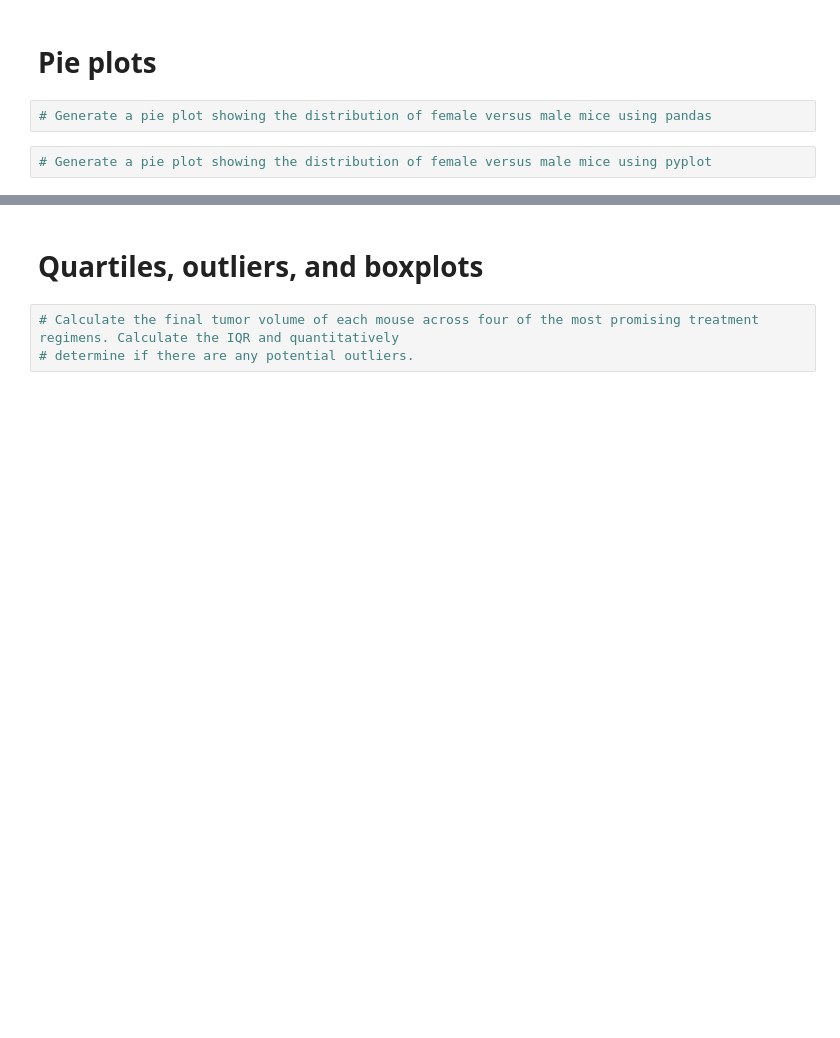
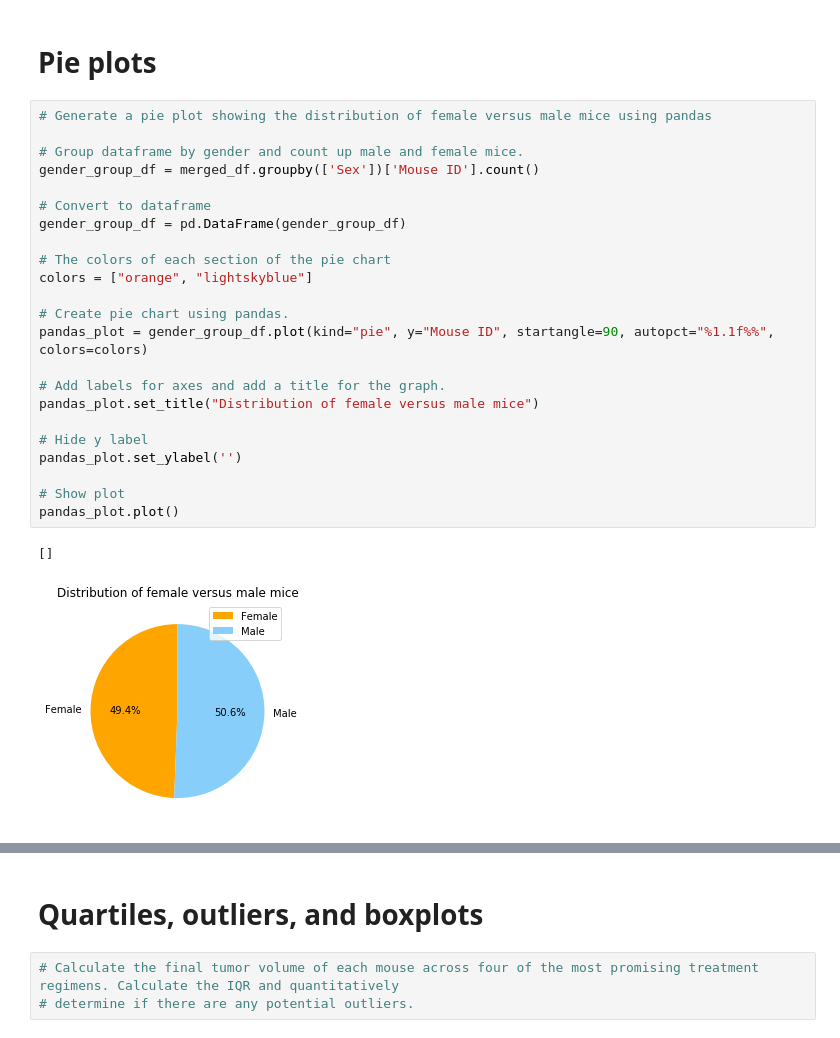
Before and after one commit to philipstubbs13/matplotlib-challenge, a Jupyter notebook: pymaceuticals.ipynb, the cells around one changed output, grey strips where cells are left out. Drawn from its saved outputs; the diff is of its cells as text; blank space fills up the shorter version.

```diff
--- a/pymaceuticals.ipynb
+++ b/pymaceuticals.ipynb
@@ -31,6 +133,28 @@ study_results = pd.read_csv(study_results)
 # %% [markdown]
 # Pie plots
-# %%
-# Generate a pie plot showing the distribution of female versus male mice using pandas
-# %%
-# Generate a pie plot showing the distribution of female versus male mice using pyplot
+# %%
+# Generate a pie plot showing the distribution of female versus male mice using pandas
+
+# Group dataframe by gender and count up male and female mice.
+gender_group_df = merged_df.groupby(['Sex'])['Mouse ID'].count()
+
+# Convert to dataframe
+gender_group_df = pd.DataFrame(gender_group_df)
+
+# The colors of each section of the pie chart
+colors = ["orange", "lightskyblue"]
+
+# Create pie chart using pandas.
+pandas_plot = gender_group_df.plot(kind="pie", y="Mouse ID", startangle=90, autopct="%1.1f%%", colors=colors)
+
+# Add labels for axes and add a title for the graph.
+pandas_plot.set_title("Distribution of female versus male mice")
+
+# Hide y label
+pandas_plot.set_ylabel('')
+
+# Show plot
+pandas_plot.plot()
+# %% [output]
+[]
+[figure, added]
```
Also changed, not shown: parts of 12 cells of this notebook.
